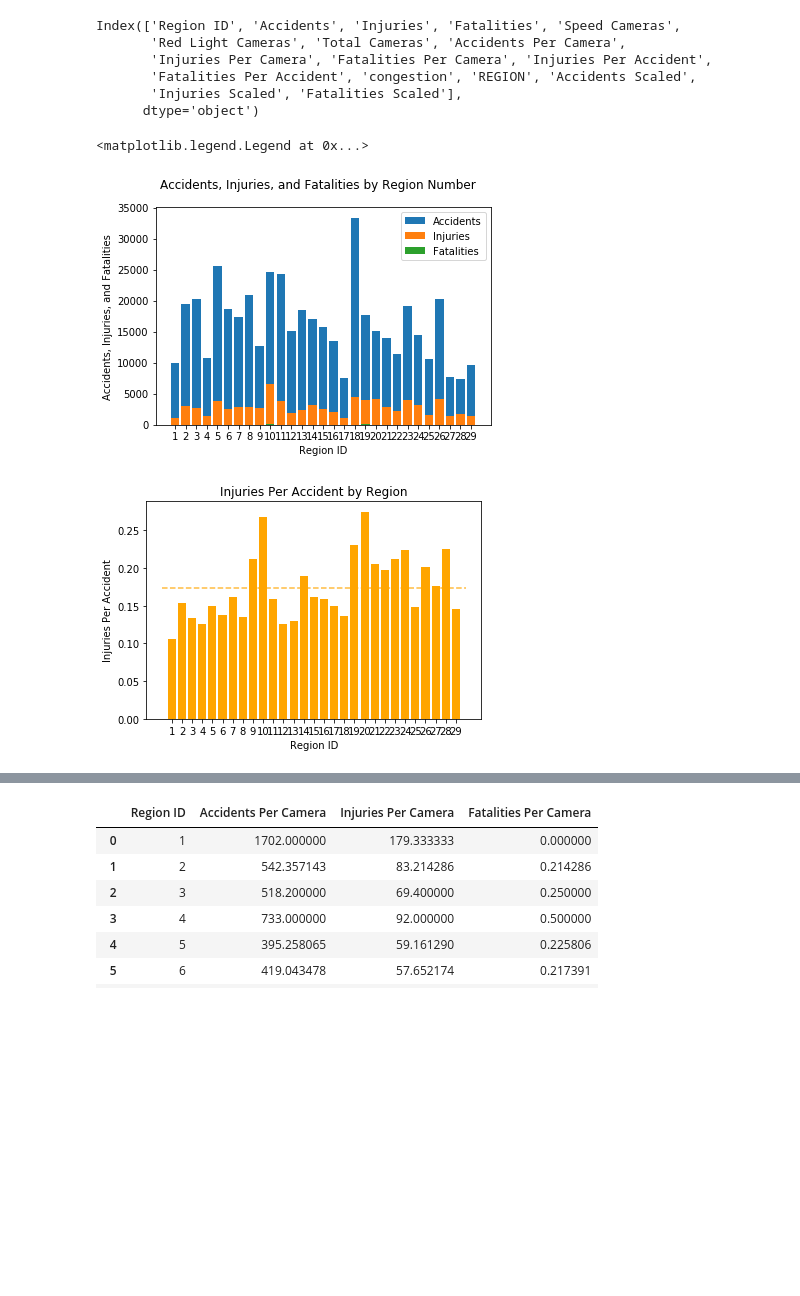
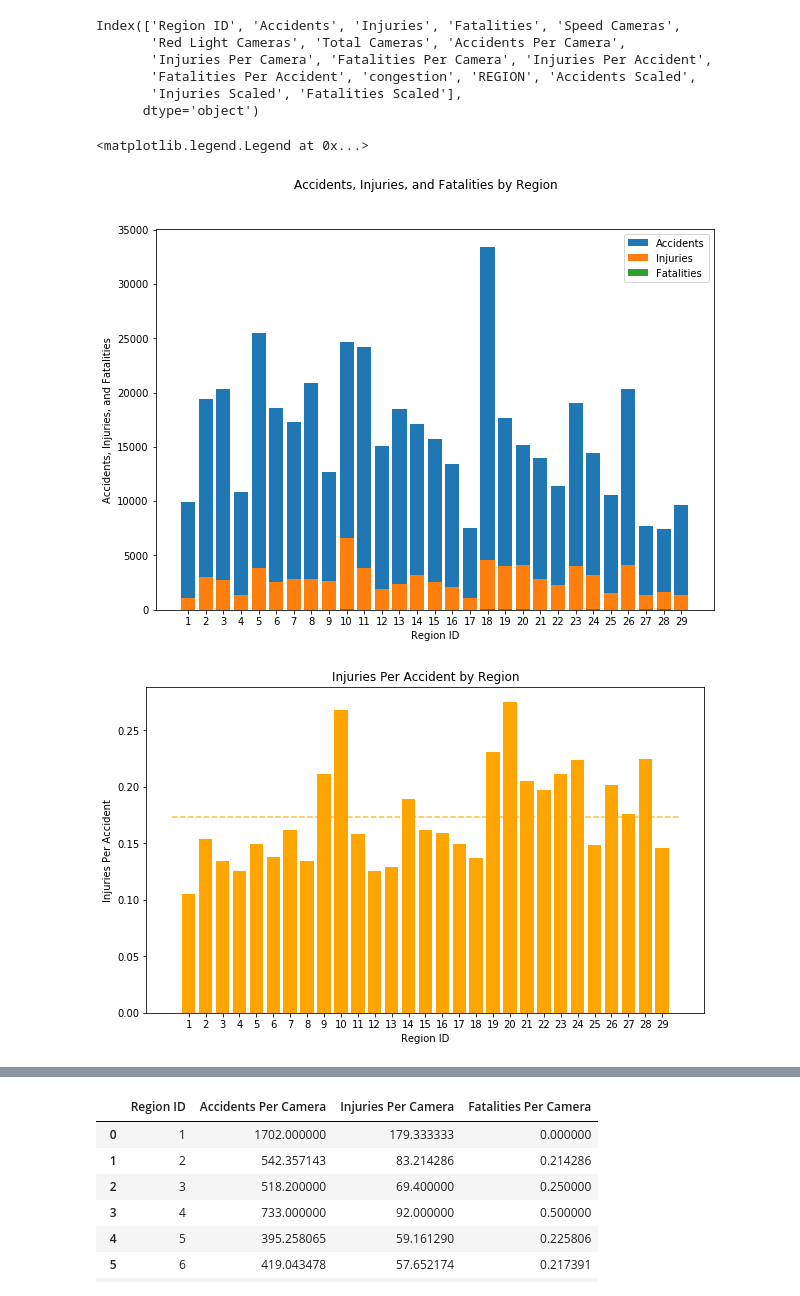
Before and after one commit to emharen/Project-One, a Jupyter notebook: AccidentsInjuriesFatalitiesbyCamera.ipynb, the cells around one changed output, grey strips where cells are left out. Saved outputs shown, nothing was run; the diff lists cells and outputs as text; code cells hidden in the pictures; blank space fills up the shorter version.

```diff
--- a/AccidentsInjuriesFatalitiesbyCamera.ipynb
+++ b/AccidentsInjuriesFatalitiesbyCamera.ipynb
@@ -117,34 +117,36 @@ Index(['Region ID', 'Accidents', 'Injuries', 'Fatalities', 'Speed Cameras',
        'Injuries Scaled', 'Fatalities Scaled'],
       dtype='object')
 # %%
-fig, ax = plt.subplots()
+fig, ax = plt.subplots(figsize = (10, 7))
 labels = ["Accidents", "Injuries", "Fatalities"]
 ax.bar(summaryfull_df["Region ID"], summaryfull_df["Accidents Scaled"])
 ax.bar(summaryfull_df["Region ID"], summaryfull_df["Injuries Scaled"])
 ax.bar(summaryfull_df["Region ID"], summaryfull_df["Fatalities Scaled"])
-fig.suptitle("Accidents, Injuries, and Fatalities by Region Number")
+fig.suptitle("Accidents, Injuries, and Fatalities by Region")
 plt.xticks(summary_df["Region ID"])
 plt.ylabel("Accidents, Injuries, and Fatalities")
 plt.xlabel("Region ID")
 plt.legend(loc = "best", labels = labels)
 
 #averageaccidents = summary_df["Accidents Scaled"].mean()
 #averageinjuries = summary_df["Injuries Scaled"].mean()
 #averagefatalities = summary_df["Fatalities Scaled"].mean()
 #plt.hlines(averageaccidents, 0, 30, alpha=.90, linestyle = "--", color = "blue")
 #plt.hlines(averageinjuries, 0, 30, alpha=.90, linestyle = "--", color = "orange")
 #plt.savefig("Images/Accidents_by_Region_Scaled")
 # %% [output]
 <matplotlib.legend.Legend at 0x...>
-[figure, old version]
+[figure, new version]
 # %%
+plt.subplots(figsize = (10, 6))
 plt.bar(summary_df["Region ID"], summary_df["Injuries Per Accident"], color = "orange")
 plt.xticks(summary_df["Region ID"])
 plt.xlabel("Region ID")
 plt.ylabel("Injuries Per Accident")
 plt.title("Injuries Per Accident by Region")
 plt.hlines(summary_df["Injuries Per Accident"].mean(), 0, 30, alpha=.75, linestyle = "--", color = "orange")
+
 plt.savefig("Images/Injuries_Per_Accident_by_Region")
 # %% [output]
-[figure, old version]
+[figure, new version]
 # %%
```
Also changed, not shown: parts of 12 cells of this notebook, 8 other files.
